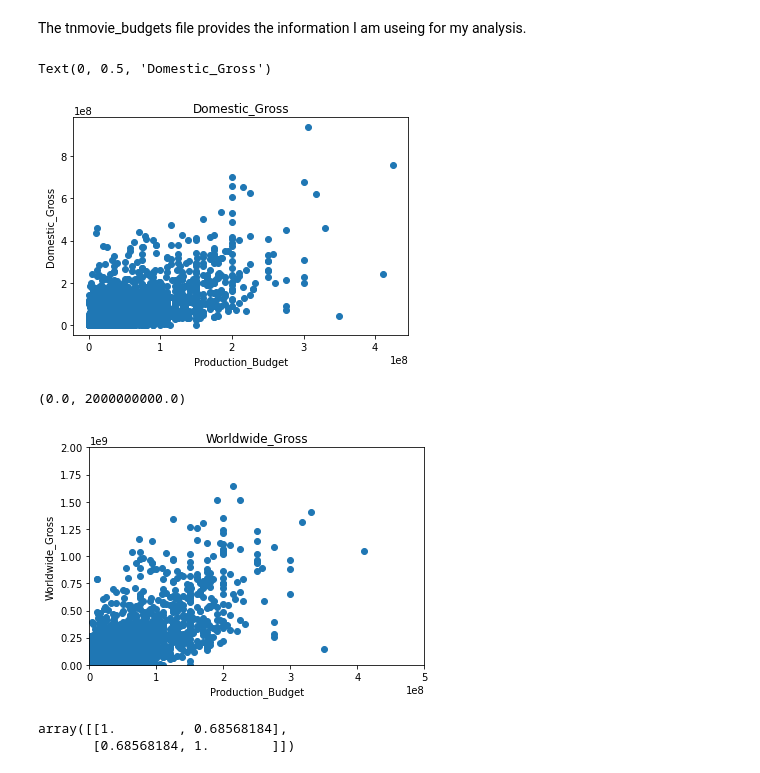
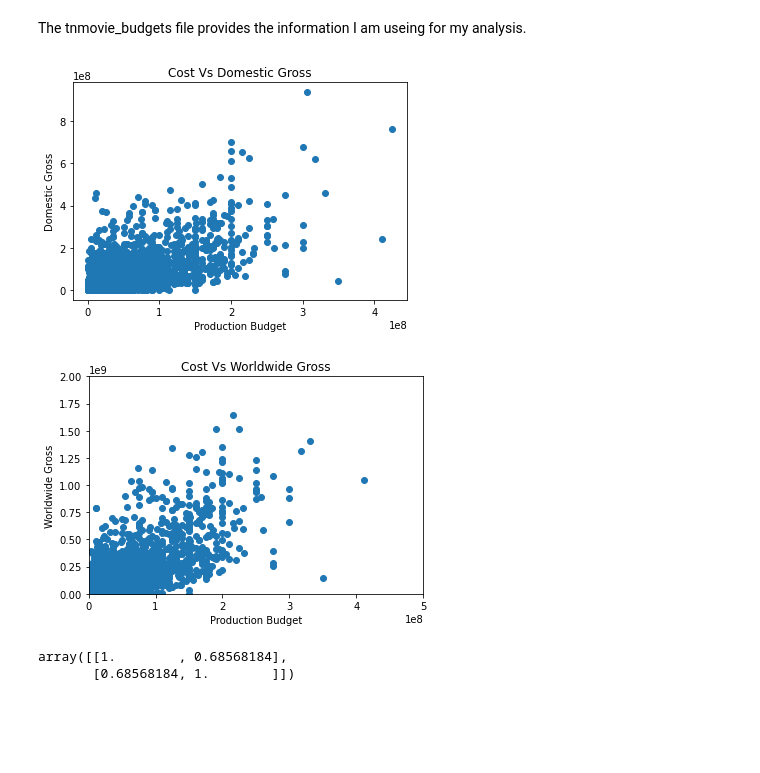
Before and after one commit to meowkaiser/STRONGEST_Project1, a Jupyter notebook: Final_notebook.ipynb, the cells around one changed output. Drawn from its saved outputs; the diff is of its cells as text; code cells hidden in the pictures; blank space fills up the shorter version.

```diff
--- a/Final_notebook.ipynb
+++ b/Final_notebook.ipynb
@@ -1282,25 +1298,23 @@ mean_domestic_gross= sum(domestic_gross_list)/len(domestic_gross_list)
 # %%
 #plot production budget against domestic gross
 fig, (ax) = plt.subplots()
 ax.scatter(production_budget_list, domestic_gross_list)
-ax.set_title('Domestic_Gross')
-ax.set_xlabel('Production_Budget')
-ax.set_ylabel('Domestic_Gross')
+ax.set_title('Cost Vs Domestic Gross')
+ax.set_xlabel('Production Budget')
+ax.set_ylabel('Domestic Gross');
 # %% [output]
-Text(0, 0.5, 'Domestic_Gross')
-[figure, old version]
+[figure, new version]
 # %%
 #plot production budget against worldwide gross
 fig, (ax) = plt.subplots()
 ax.scatter(production_budget_list, worldwide_gross_list)
-ax.set_title('Worldwide_Gross')
-ax.set_xlabel('Production_Budget')
-ax.set_ylabel('Worldwide_Gross')
+ax.set_title('Cost Vs Worldwide Gross')
+ax.set_xlabel('Production Budget')
+ax.set_ylabel('Worldwide Gross')
 ax.set_xlim(0, 500000000)
-ax.set_ylim(0, 2000000000)
+ax.set_ylim(0, 2000000000);
 # %% [output]
-(0.0, 2000000000.0)
-[figure, old version]
+[figure, new version]
 # %%
 #find how correlated budget is to domestic gross
 cor_var_domestic=np.corrcoef(production_budget_list, domestic_gross_list)
```
Also changed, not shown: parts of 26 cells of this notebook.
